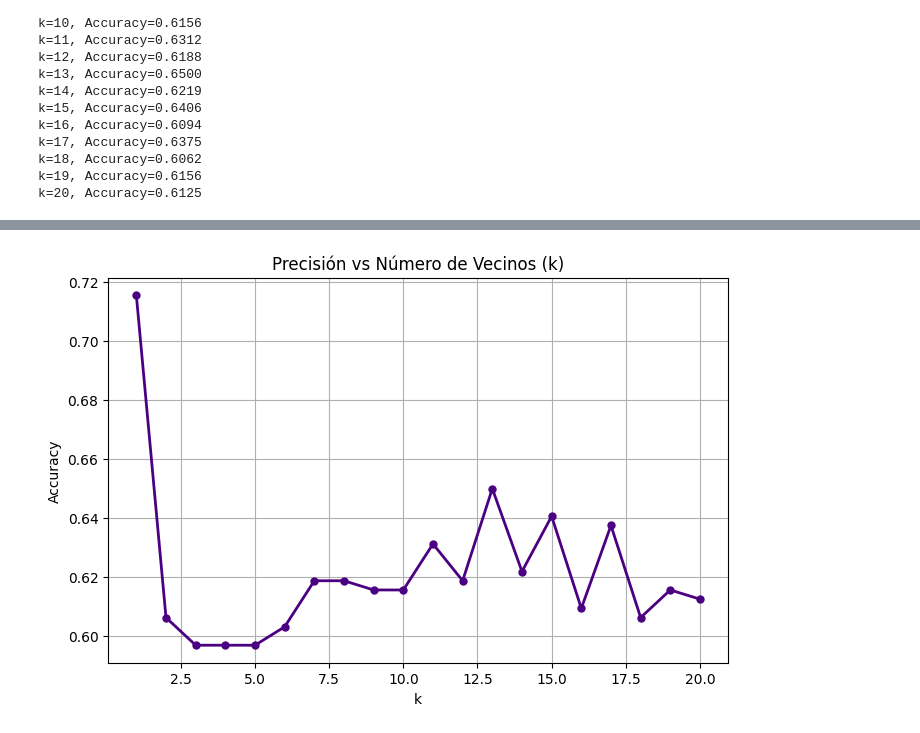
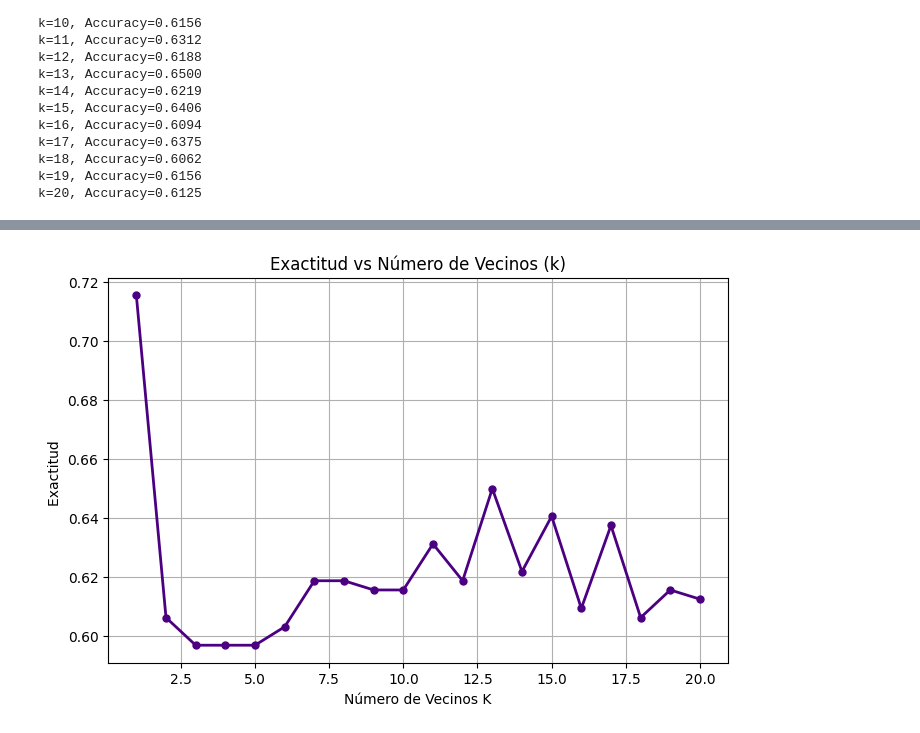
Before and after one commit to 4GeeksAcademy/NGB-91---KNN, a Jupyter notebook: src/explore.ipynb, the cells around one changed output, grey strips where cells are left out. Saved outputs shown, nothing was run; the diff lists cells and outputs as text; code cells hidden in the pictures.

```diff
--- a/src/explore.ipynb
+++ b/src/explore.ipynb
@@ -186,12 +200,12 @@ k=20, Accuracy=0.6125
 # %%
 # VISUALIZAR RESULTADOS:
 
 plt.figure(figsize=(8, 5))
 plt.plot(range(1, 21), accuracies, marker='o', color='indigo', linestyle='-', linewidth=2, markersize=5)
-plt.xlabel('k')
-plt.ylabel('Accuracy')
-plt.title('Precisión vs Número de Vecinos (k)')
+plt.xlabel('Número de Vecinos K')
+plt.ylabel('Exactitud ')
+plt.title('Exactitud vs Número de Vecinos (k)')
 plt.grid(True)
 plt.show()
 # %% [output]
-[figure, old version]
+[figure, new version]
```
Also changed, not shown: parts of 3 cells of this notebook.
